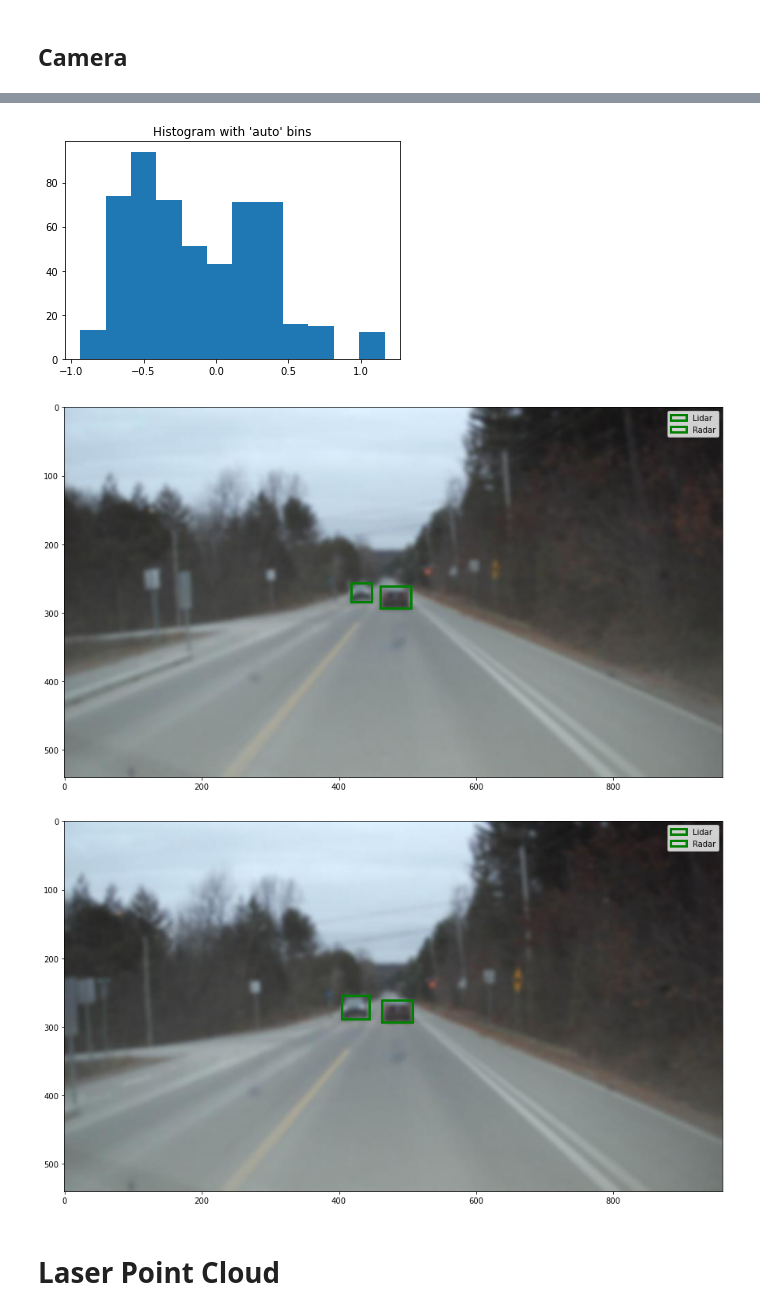
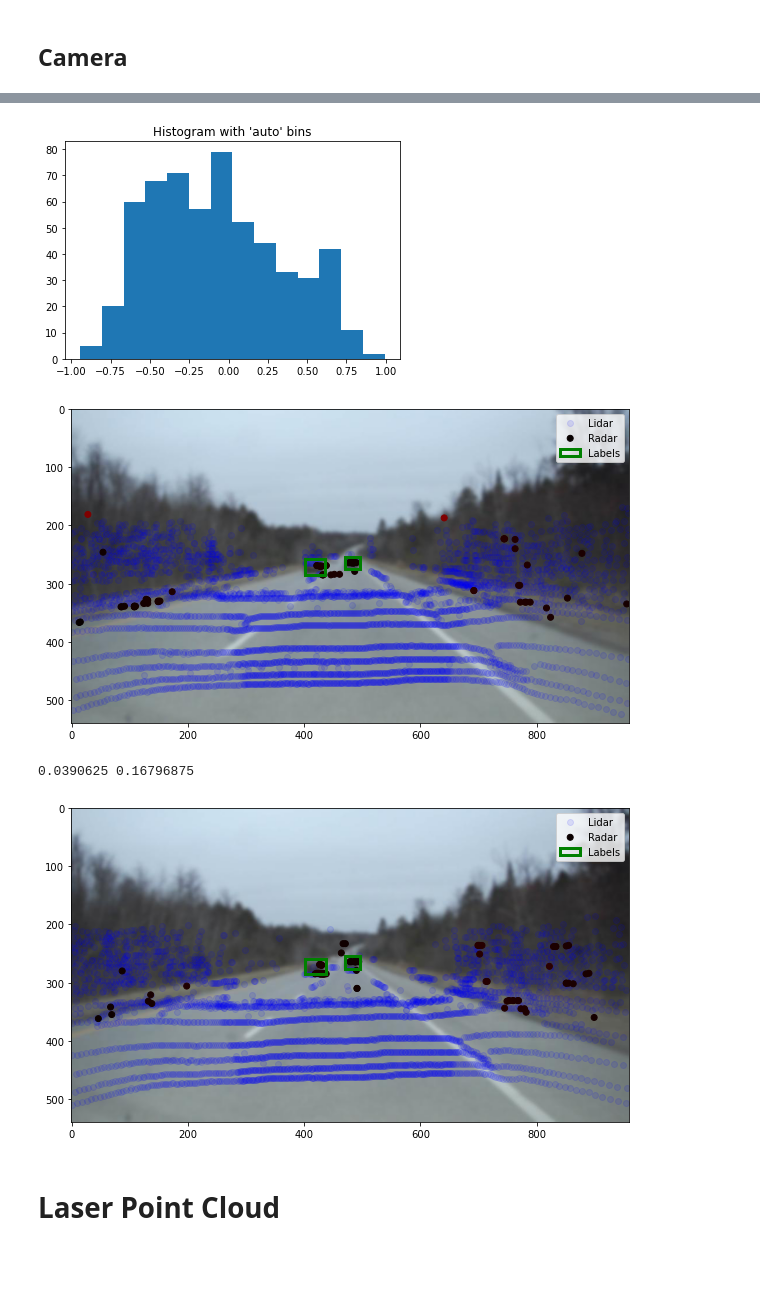
Before and after one commit to MasterThesis-2022/RADIal, a Jupyter notebook: loader/example_dataset.ipynb, the cells around one changed output, grey strips where cells are left out. Cells and saved outputs as stored; diff of their text form; code cells hidden in the pictures; blank space fills up the shorter version.

Commit message:
feat: convert radar doppler from signed to unsigned

```diff
--- a/loader/example_dataset.ipynb
+++ b/loader/example_dataset.ipynb
@@ -38,7 +38,8 @@ calib = np.load('../DBReader/examples/camera_calib.npy',allow_pickle=True).item(
 dataset = RADIal(root_dir = '../dataset',difficult=True)
 # %%
 # pick-up randomly any sample
-sample_number = 805; #np.random.randint(len(dataset));
+sample_number = np.random.randint(len(dataset));
+print(sample_number)
 data = dataset.__getitem__(sample_number)
 
 image = data[0]
@@ -95,7 +97,7 @@ _ = plt.hist(a, bins='auto')  # arguments are passed to np.histogram
 plt.title("Histogram with 'auto' bins")
 plt.show()
 # %% [output]
-[figure, old version]
+[figure, new version]
 # %%
 def ConpensateLayerAngle(pcl,index,sensor_height):
 
@@ -114,7 +116,7 @@ def ConpensateLayerAngle(pcl,index,sensor_height):
     return pcl
 
 def ProjectDataToImage(lidar_data, image_data, calib, sample_number=0):
-    pts = ConpensateLidarLayerAngle(lidar_data.copy(),sample_number,0.42)[:,:3]
+    pts = ConpensateLayerAngle(lidar_data.copy(),sample_number,0.42)[:,:3]
     pts[:,[0, 1, 2]] = pts[:,[1, 0, 2]] # Swap the order
     pts[:,0]*=-1 # Left is positive
 
@@ -134,13 +136,19 @@ def ProjectDataToImage(lidar_data, image_data, calib, sample_number=0):
     idx = np.where( (imgpts[:,0]>=0) & (imgpts[:,0]<image.shape[1]) & (imgpts[:,1]>=0) & (imgpts[:,1]<image.shape[0]))[0]
     return imgpts[idx,0], imgpts[idx,1], idx
 
+def UnsignedToSignedi8(data):
+    C = data.copy()
+    C[C>127] = 127-C[C>127];
+    return C
+
 def PlotLidarRadarImage(lidar_data, radar_data, image_data, calib, sample_number, ax=plt):
     lx, ly, _ = ProjectDataToImage(lidar_data[:,[4,5,6]], image_data, calib, sample_number)
     l_hdl = ax.scatter(lx,ly,color='b', alpha=.1)
 
     rx, ry, idx = ProjectDataToImage(radar_data[:,[0,2,1]], image_data, calib)
     C = np.zeros((np.shape(idx)[0],4))
-    C[:,0] = 1-((radar_data[idx,4]) % 255)/255.0;
+    C[:,0] = UnsignedToSignedi8(radar_data[idx,4])/256 + 0.5;
+    print(np.min(C[:,0]), np.max(C[:,0]))
     C[:,3] = 1
 
     r_hdl = ax.scatter(rx,ry, c=C)
@@ -151,38 +159,39 @@ def PlotLidarRadarImage(lidar_data, radar_data, image_data, calib, sample_number
 l=dataset.__len__()
 print(l)
 
-for sample_number in range(750,850):#dataset.__len__()):
+for sample_number in range(480, dataset.__len__()):
     data = dataset.__getitem__(sample_number)
 
     image_data = data[0]
     radarfft_data = data[1]
     radar_data = data[2]
     lidar_data = data[3]
     boxes_data = data[5]
 
-    fig, ax = plt.subplots(figsize=(15,15))
+    fig, ax = plt.subplots(figsize=(10,10))
     ax.imshow(image_data)
 
-    #PlotLidarRadarImage(lidar_data, radar_data, image_data, calib, sample_number, ax)
+    PlotLidarRadarImage(lidar_data, radar_data, image_data, calib, sample_number, ax)
 
     for box in boxes_data:
         if(box[0]==-1):
             break # -1 means no object
         rect = Rectangle(box[:2]/2,(box[2]-box[0])/2,(box[3]-box[1])/2,linewidth=3, edgecolor='g', facecolor='none')
         ax.add_patch(rect)
 
     plt.legend(["Lidar", "Radar", "Labels"])
 
     try:
         pass
         display(plt.gcf())
         clear_output(wait=True)
         plt.pause(0.001)
     except KeyboardInterrupt:
         break
 # %% [output]
-[figure, old version]
+[figure, new version]
+0.0390625 0.16796875
-[figure, old version]
+[figure, new version]
 # %% [markdown]
 # Laser Point Cloud
 # %%
```
Also changed, not shown: parts of 4 cells of this notebook.
